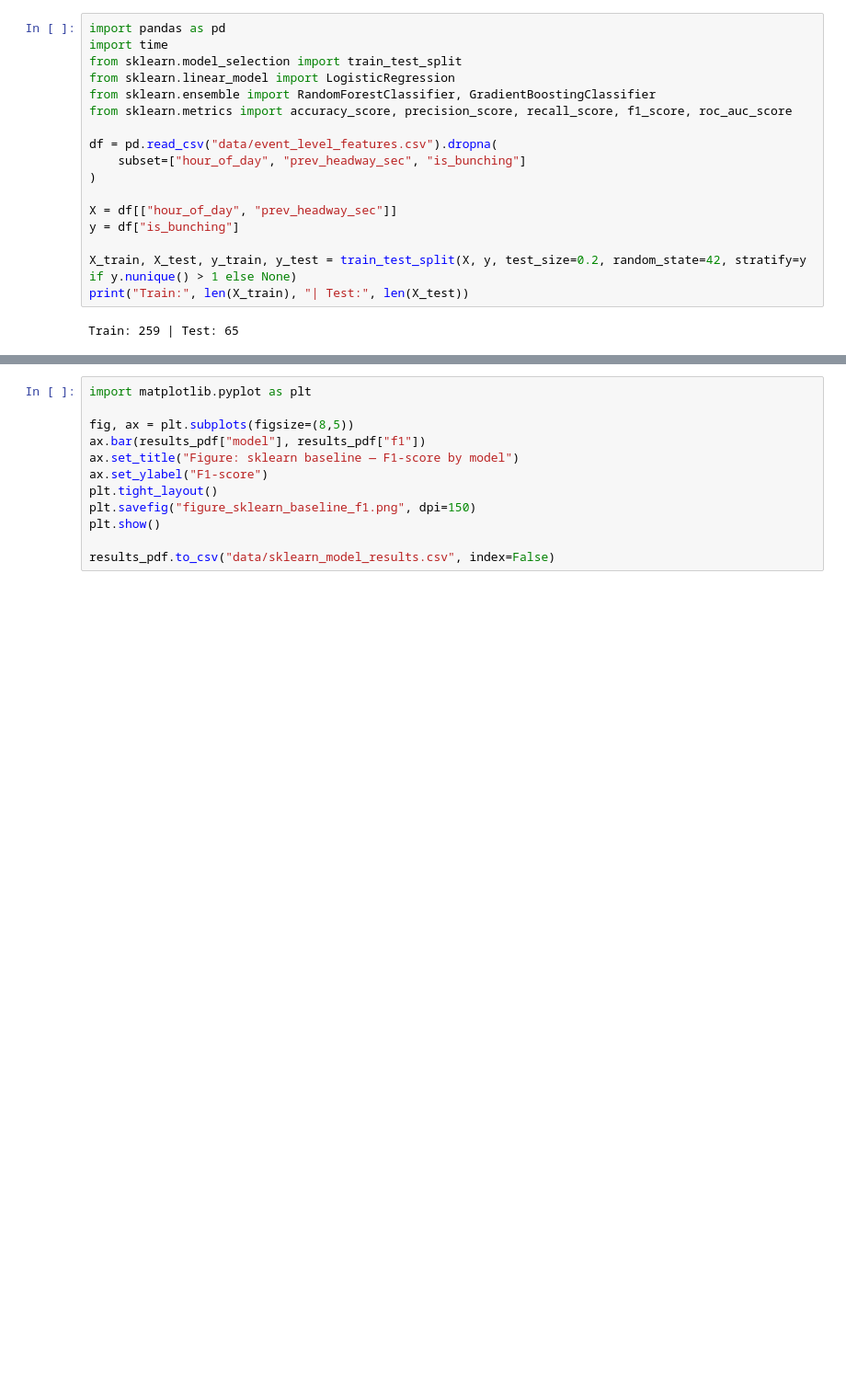
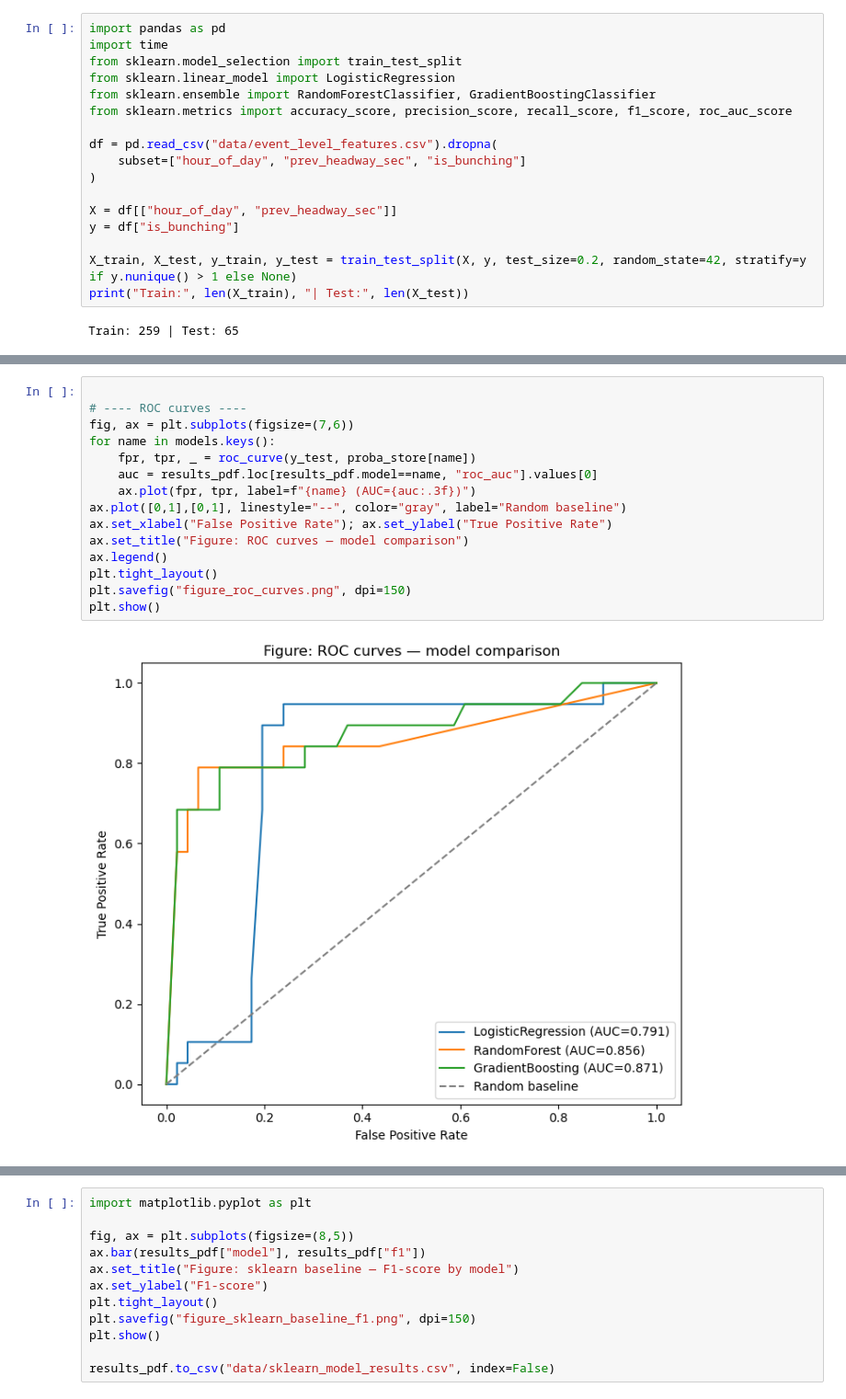
Before and after one commit to Pratikshya0809/Big-Data-Programming-Project-Coursework, a Jupyter notebook: 04_ML_Classification_Models.ipynb, the cells around one changed output, grey strips where cells are left out. Shown at 92% size. Saved outputs shown, nothing was run; the diff lists cells and outputs as text; blank space fills up the shorter version.

```diff
--- a/04_ML_Classification_Models.ipynb
+++ b/04_ML_Classification_Models.ipynb
@@ -65,0 +96,17 @@ results_pdf
+# %%
+
+# ---- ROC curves ----
+fig, ax = plt.subplots(figsize=(7,6))
+for name in models.keys():
+    fpr, tpr, _ = roc_curve(y_test, proba_store[name])
+    auc = results_pdf.loc[results_pdf.model==name, "roc_auc"].values[0]
+    ax.plot(fpr, tpr, label=f"{name} (AUC={auc:.3f})")
+ax.plot([0,1],[0,1], linestyle="--", color="gray", label="Random baseline")
+ax.set_xlabel("False Positive Rate"); ax.set_ylabel("True Positive Rate")
+ax.set_title("Figure: ROC curves — model comparison")
+ax.legend()
+plt.tight_layout()
+plt.savefig("figure_roc_curves.png", dpi=150)
+plt.show()
+# %% [output]
+[figure, added]
```
Also changed, not shown: parts of 4 cells of this notebook.
